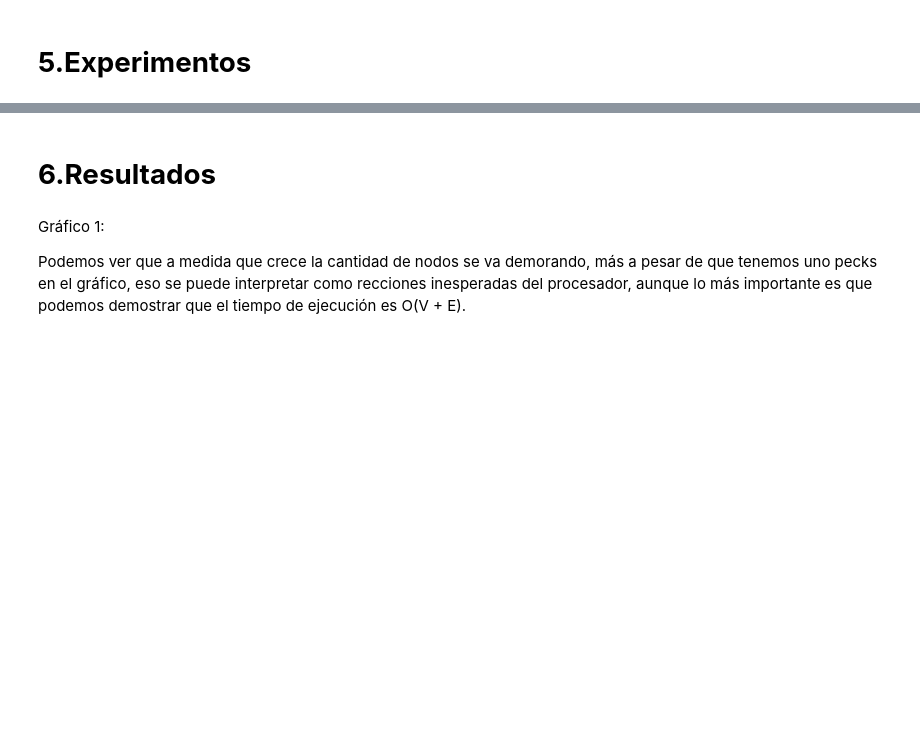
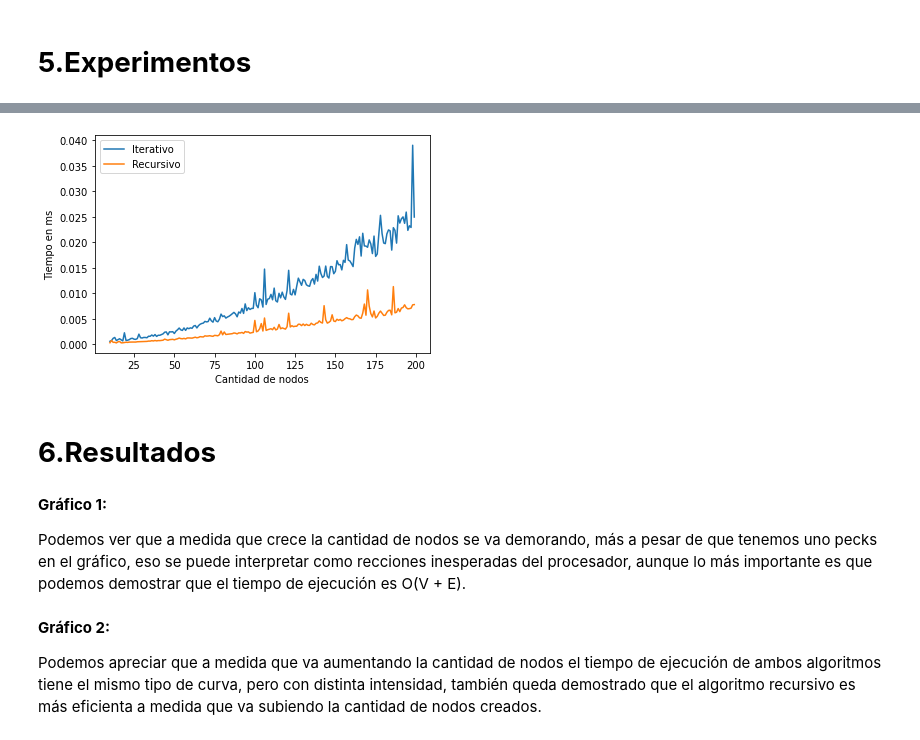
Before and after one commit to Repollo1000/ADA-Informes, a Jupyter notebook: TopologicalSorting.ipynb, the cells around one changed output, grey strips where cells are left out. Cells and saved outputs as stored; diff of their text form; code cells hidden in the pictures; blank space fills up the shorter version.

```diff
--- a/TopologicalSorting.ipynb
+++ b/TopologicalSorting.ipynb
@@ -380,6 +380,39 @@ plt.show()
+# %%
+import matplotlib.pyplot as plt
+import numpy as np
+from timeit import repeat
+
+x=[]; y1=[]; y2=[]
+
+for n in range(10,200):
+  G = graph_instance_creator(n)
+  G = graph_to_nxdigraph(G)
+  H = G.copy()
+  verbose = False
+
+  t1 = repeat(setup="from __main__ import topologicalSort_Iterativo", stmt=lambda: topologicalSort_Iterativo(G), repeat=1, number=10)
+  t2 = repeat(setup="from __main__ import topological_sort_recursivo", stmt=lambda: topological_sort_recursivo(G), repeat=1, number=10)
+
+  x.append(n)
+  y1.append(t1)
+  y2.append(t2)
+
+plt.plot(x,y1)
+plt.plot(x,y2)
+plt.legend(["Iterativo","Recursivo"])
+
+plt.xlabel('Cantidad de nodos')
+plt.ylabel('Tiempo en ms')
+plt.show()
+# %% [output]
+[figure, added]
 # %% [markdown]
 # **6.Resultados**
 # %% [markdown]
-Gráfico 1:
+**Gráfico 1:**
 
 Podemos ver que a medida que crece la cantidad de nodos se va demorando, más a pesar de que tenemos uno pecks en el gráfico, eso se puede interpretar como recciones inesperadas del procesador, aunque lo más importante es que podemos demostrar que el tiempo de ejecución es O(V + E).
+# %% [markdown]
+**Gráfico 2:**
+
+Podemos apreciar que a medida que va aumentando la cantidad de nodos el tiempo de ejecución de ambos algoritmos tiene el mismo tipo de curva, pero con distinta intensidad, también queda demostrado que el algoritmo recursivo es más eficienta a medida que va subiendo la cantidad de nodos creados.
```
Also changed, not shown: parts of 1 cell of this notebook.
